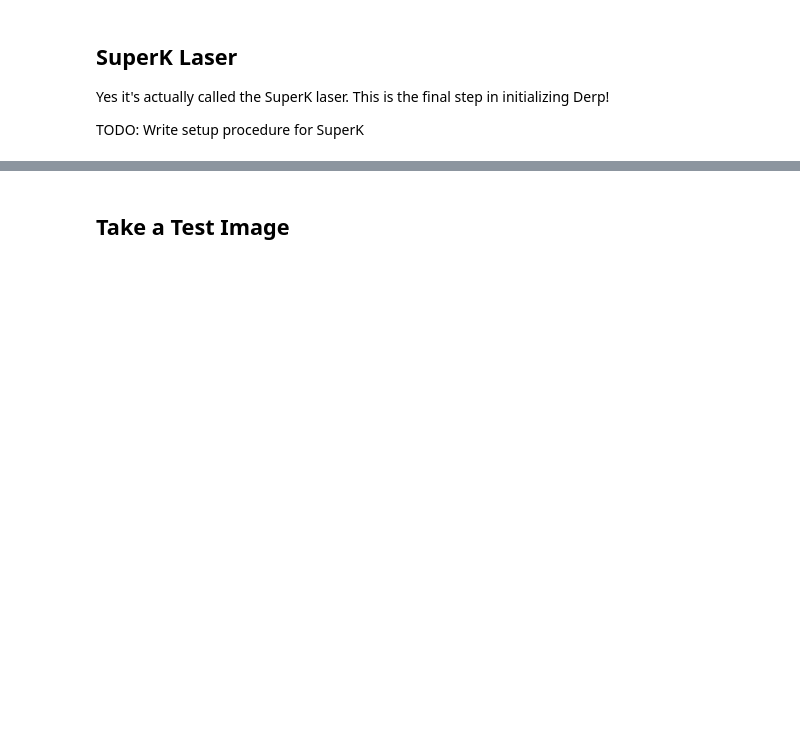
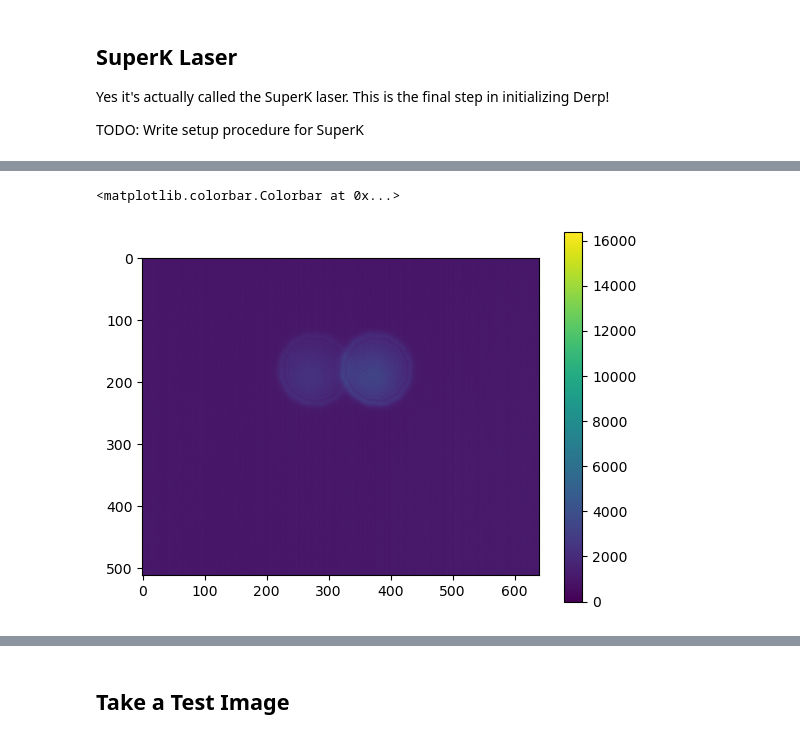
Before and after one commit to UCSB-Exoplanet-Polarimetry-Lab/derp_control, a Jupyter notebook: getting_started.ipynb, the cells around one changed output, grey strips where cells are left out. Drawn from its saved outputs; the diff is of its cells as text; code cells hidden in the pictures; blank space fills up the shorter version.

```diff
--- a/getting_started.ipynb
+++ b/getting_started.ipynb
@@ -79,0 +94,2 @@ TODO: Write setup procedure for SuperK
+# %%
+cam.tint = 5E-2
@@ -79,0 +105,7 @@ TODO: Write setup procedure for SuperK
+# %%
+im = cam.take_image()[0]
+plt.imshow(im, vmax=2**14)
+plt.colorbar()
+# %% [output]
+<matplotlib.colorbar.Colorbar at 0x...>
+[figure, added]
```
Also changed, not shown: parts of 25 cells of this notebook, 4 other files.
